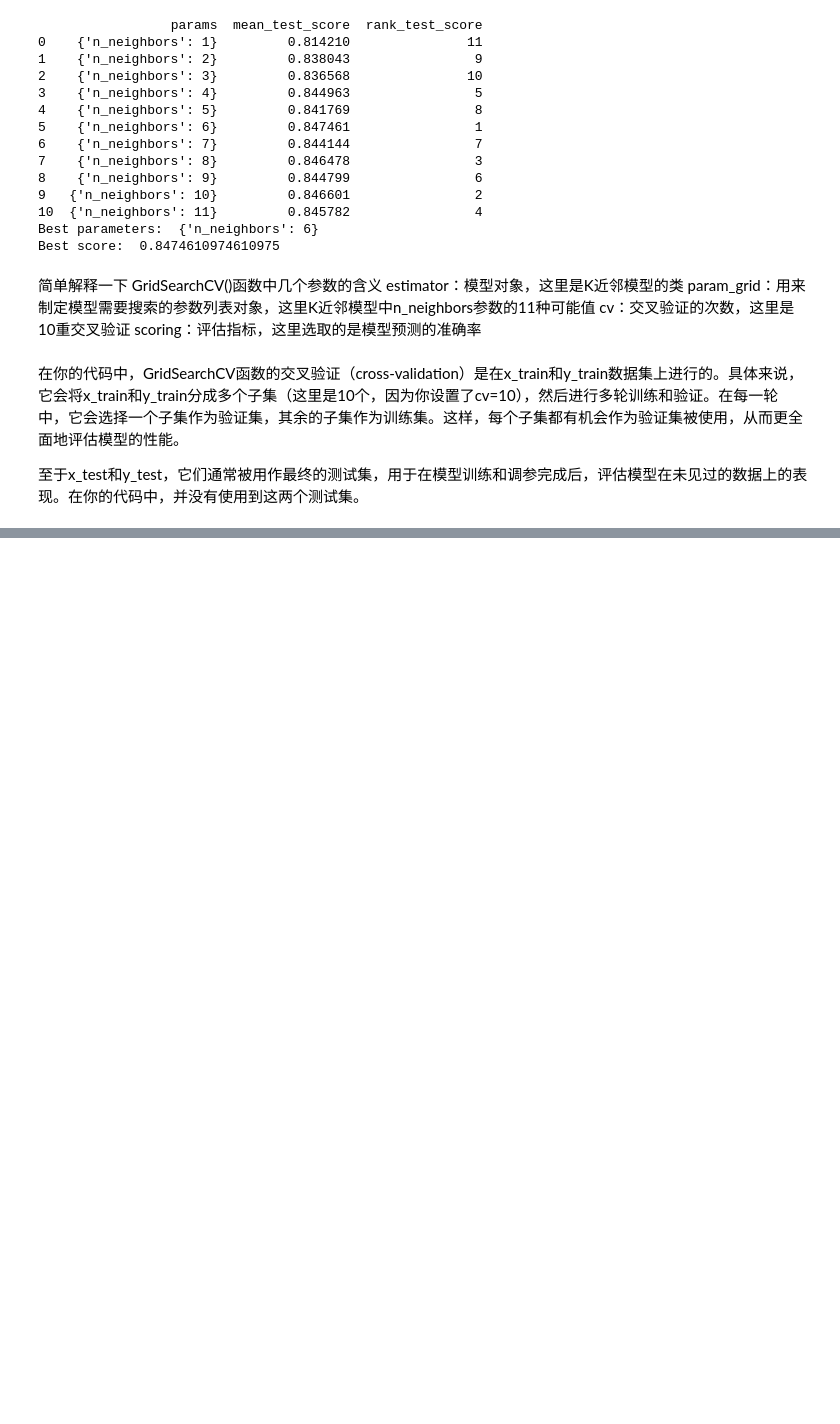
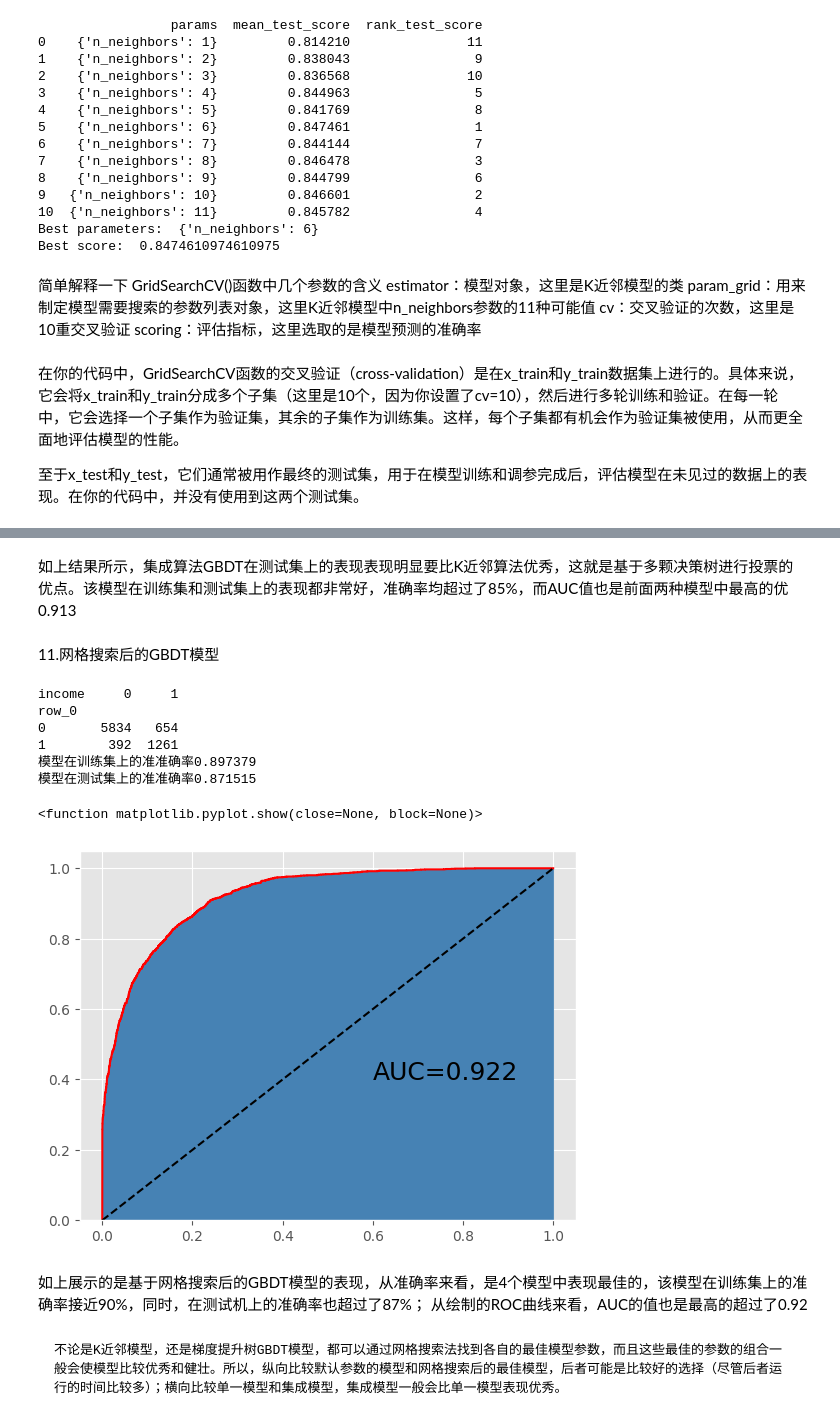
Before and after one commit to fiveyearoldlookingup/Python_Data_analysis-cleaning, a Jupyter notebook: 第二章 从收入的预测分析开始/code.ipynb, the cells around one changed output, grey strips where cells are left out. Drawn from its saved outputs; the diff is of its cells as text; code cells hidden in the pictures; blank space fills up the shorter version.

```diff
--- a/第二章 从收入的预测分析开始/code.ipynb
+++ b/第二章 从收入的预测分析开始/code.ipynb
@@ -360,0 +538,37 @@ scoring：评估指标，这里选取的是模型预测的准确率
+# %% [markdown]
+如上结果所示，集成算法GBDT在测试集上的表现表现明显要比K近邻算法优秀，这就是基于多颗决策树进行投票的优点。该模型在训练集和测试集上的表现都非常好，准确率均超过了85%，而AUC值也是前面两种模型中最高的优0.913
+# %% [markdown]
+11.网格搜索后的GBDT模型
+# %%
+#预测测试集
+grid_gbdt_pred = grid_gbdt.predict(x_test)
+print(pd.crosstab(grid_gbdt_pred,y_test))
+
+#模型得分
+print("模型在训练集上的准准确率%f" %grid_gbdt.score(x_train,y_train))
+print("模型在测试集上的准准确率%f" %grid_gbdt.score(x_test,y_test))
+
+#计算ROC曲线的x轴和y轴数据
+fpr, tpr, _ = metrics.roc_curve(y_test, grid_gbdt.predict_proba(x_test)[:,1])
+plt.plot(fpr, tpr, linestyle = 'solid',color='red')
+#添加阴影
+plt.stackplot(fpr, tpr, color='steelblue')
+#绘制参考线
+plt.plot([0,1],[0,1],linestyle = 'dashed',color='black')
+#往图中添加文本
+plt.text(0.6,0.4,'AUC=%.3f' % metrics.auc(fpr, tpr),fontdict = dict(size=18))
+plt.show
+# %% [output]
+income     0     1
+row_0
+0       5834   654
+1        392  1261
+模型在训练集上的准准确率0.897379
+模型在测试集上的准准确率0.871515
+<function matplotlib.pyplot.show(close=None, block=None)>
+[figure, added]
+# %% [markdown]
+如上展示的是基于网格搜索后的GBDT模型的表现，从准确率来看，是4个模型中表现最佳的，该模型在训练集上的准确率接近90%，同时，在测试机上的准确率也超过了87%；
+从绘制的ROC曲线来看，AUC的值也是最高的超过了0.92
+# %% [markdown]
+    不论是K近邻模型，还是梯度提升树GBDT模型，都可以通过网格搜索法找到各自的最佳模型参数，而且这些最佳的参数的组合一般会使模型比较优秀和健壮。所以，纵向比较默认参数的模型和网格搜索后的最佳模型，后者可能是比较好的选择（尽管后者运行的时间比较多）；横向比较单一模型和集成模型，集成模型一般会比单一模型表现优秀。
```
Also changed, not shown: parts of 14 cells of this notebook.
